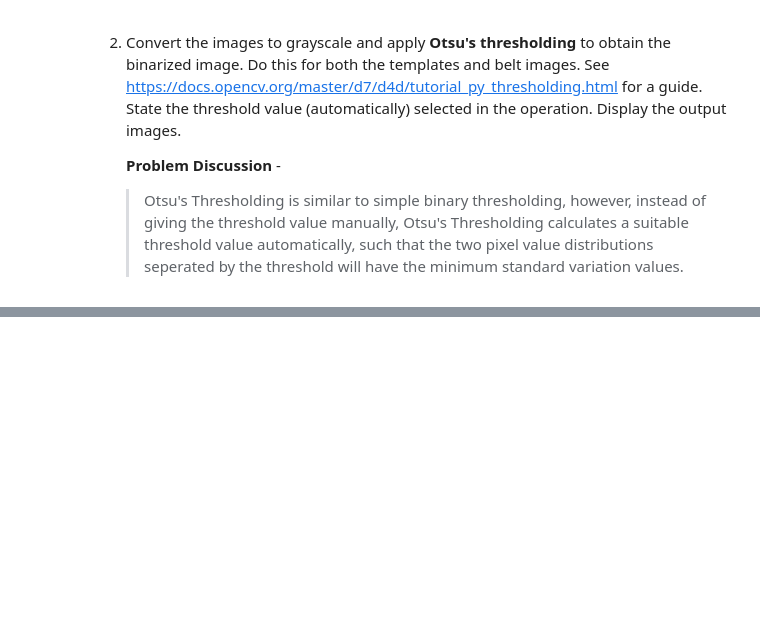
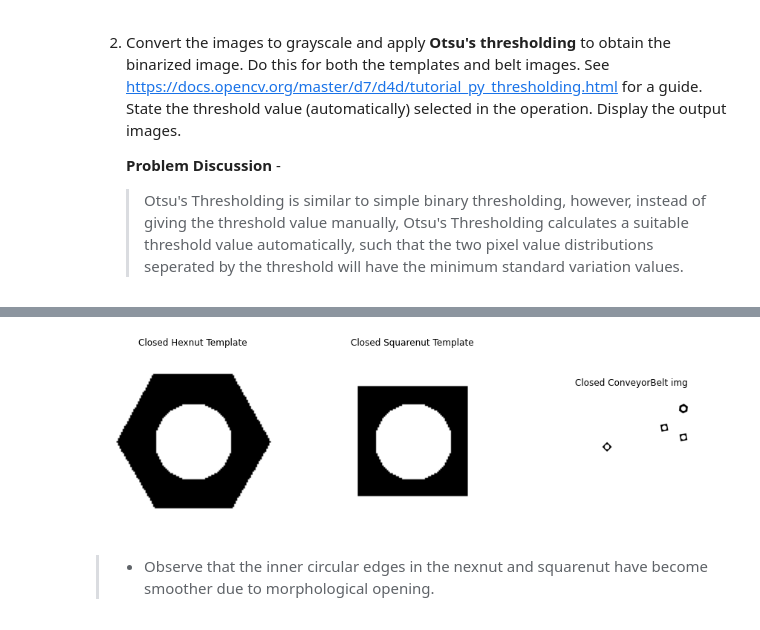
Before and after one commit to rajapaksha-rmpap/EN2550-Assignment-3-190484T, a Jupyter notebook: notebook.ipynb, the cells around one changed output, grey strips where cells are left out. Drawn from its saved outputs; the diff is of its cells as text; code cells hidden in the pictures; blank space fills up the shorter version.

Commit message:
morphological closing done

```diff
--- a/notebook.ipynb
+++ b/notebook.ipynb
@@ -39,7 +39,6 @@ def OtsuThresholding(img):
     "perform Otsu's Thresholding on a given image"
     # step 1 - convert the color img into a grayscale img
     img = cv.cvtColor(img, cv.COLOR_BGR2GRAY)
-    img = cv.GaussianBlur(img, (3, 3), 0)
 
     # step 2 - finding the histogram of the grayscale img
     hist = cv.calcHist([img], [0], None, [256], [0, 256])
@@ -73,0 +81,15 @@ threshold = 127, automatic threshold = 126
+# %%
+kernel = np.ones((3, 3), dtype=np.uint8)
+closed_imgs = []
+for img in imgs:
+    closed_img = cv.morphologyEx(img, cv.MORPH_OPEN, kernel)
+    closed_imgs.append(closed_img)
+titles = ["Closed Hexnut Template", "Closed Squarenut Template", "Closed ConveyorBelt img"]
+
+fig, ax = plt.subplots(1, len(closed_imgs), figsize = (15, 5))
+for i in range(len(closed_imgs)):
+    ax[i].imshow(closed_imgs[i], cmap='gray'); ax[i].axis('off'); ax[i].set_title(titles[i])
+# %% [output]
+[figure, added]
+# %% [markdown]
+> - Observe that the inner circular edges in the nexnut and squarenut have become smoother due to morphological opening.
```
Also changed, not shown: parts of 2 cells of this notebook.
